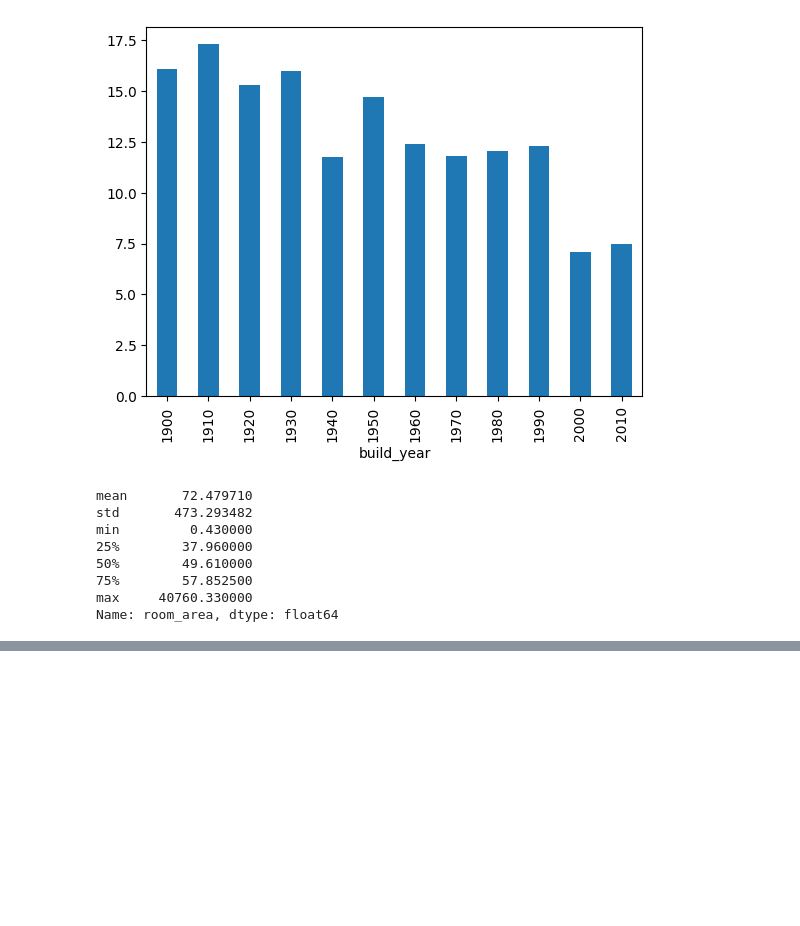
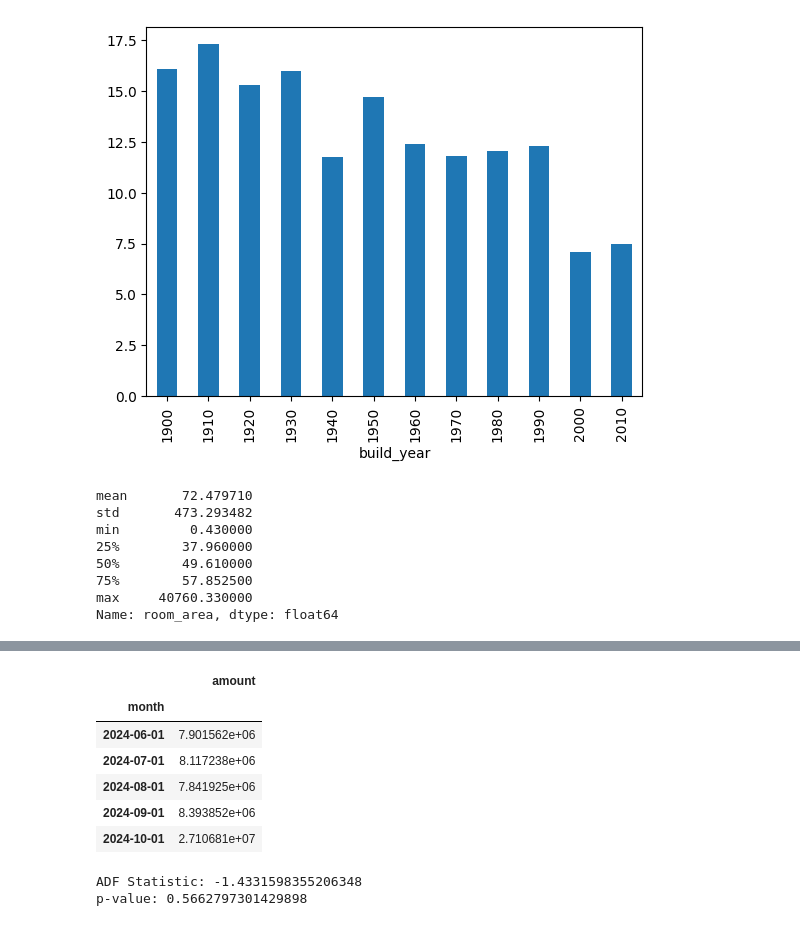
Before and after one commit to ZygimantasM/siauliu_energija_data_analysis, a Jupyter notebook: main.ipynb, the cells around one changed output, grey strips where cells are left out. Drawn from its saved outputs; the diff is of its cells as text; code cells hidden in the pictures; blank space fills up the shorter version.

```diff
--- a/main.ipynb
+++ b/main.ipynb
@@ -450,0 +462,21 @@ Name: room_area, dtype: float64
+# %%
+sar_filter_df = register[register["service_category"] == "Šiluma"]
+sarima_df = pd.DataFrame(sar_filter_df.groupby("month")["amount"].sum(), columns=["amount"])
+sarima_df.tail()
+# %% [output]
+|  | amount |
+| month |  |
+| 2024-06-01 | 7.901562e+06 |
+| 2024-07-01 | 8.117238e+06 |
+| 2024-08-01 | 7.841925e+06 |
+| 2024-09-01 | 8.393852e+06 |
+| 2024-10-01 | 2.710681e+07 |
+# %%
+from statsmodels.tsa.stattools import adfuller
+
+result = adfuller(sarima_df['amount'])
+print('ADF Statistic:', result[0])
+print('p-value:', result[1])
+# %% [output]
+ADF Statistic: -1.4331598355206348
+p-value: 0.5662797301429898
```
Also changed, not shown: parts of 7 cells of this notebook, 1 other file.
